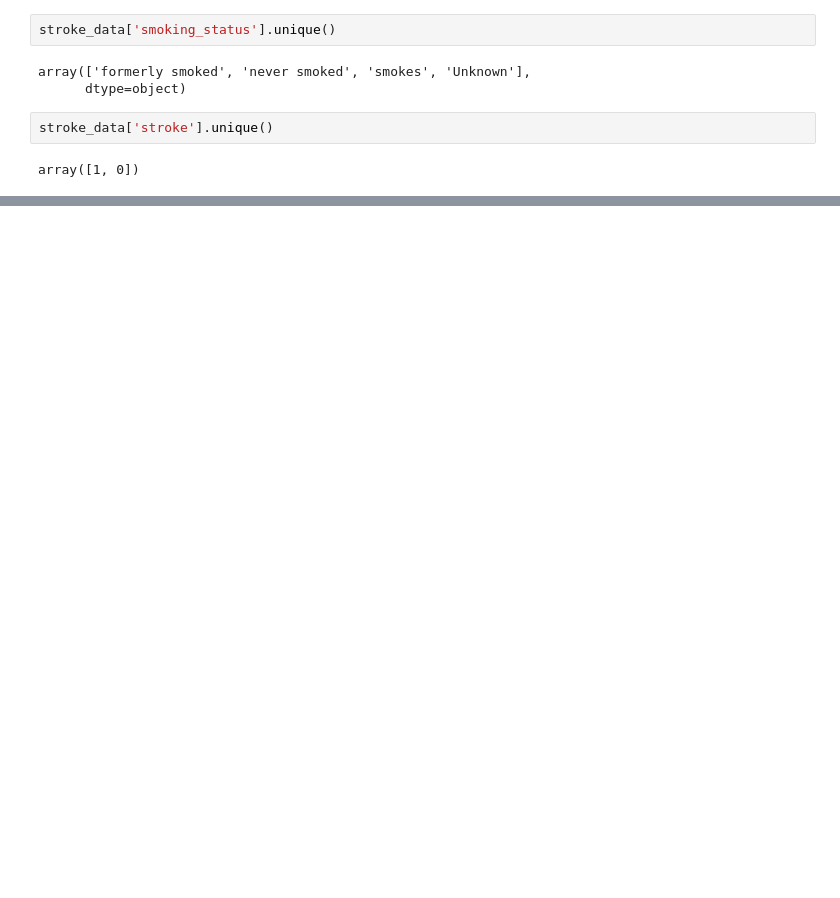
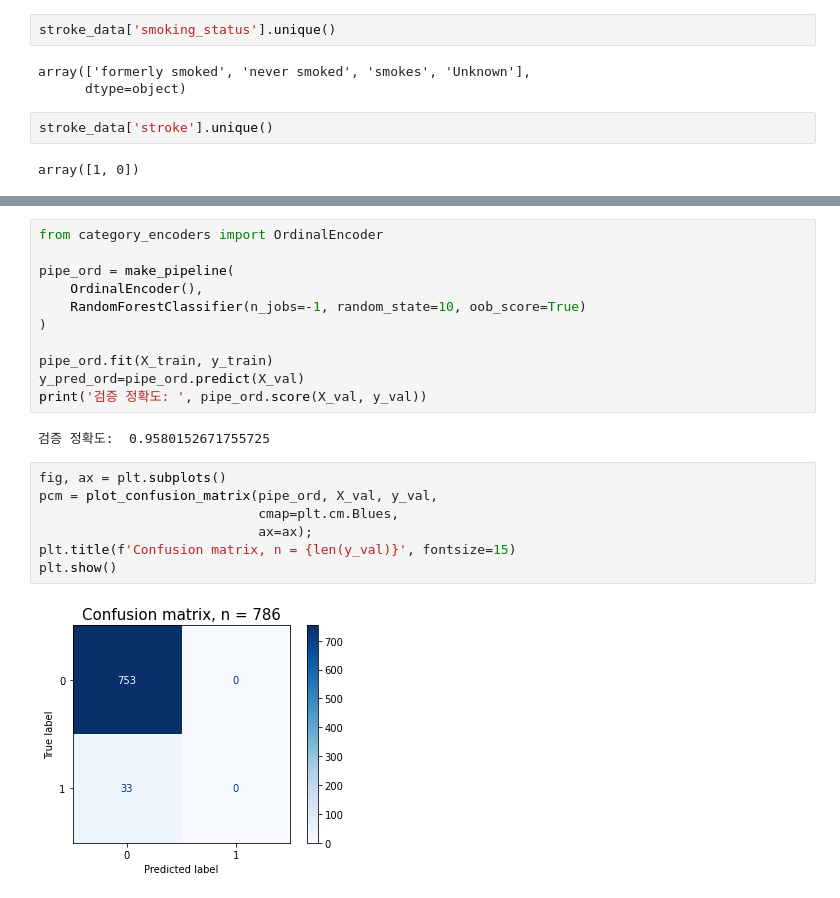
Before and after one commit to sanha-hwang/Stroke-prediction, a Jupyter notebook: Project2_Stroke_Prediction.ipynb, the cells around one changed output, grey strips where cells are left out. Drawn from its saved outputs; the diff is of its cells as text; blank space fills up the shorter version.

```diff
--- a/Project2_Stroke_Prediction.ipynb
+++ b/Project2_Stroke_Prediction.ipynb
@@ -234,0 +370,22 @@ array([1, 0])
+# %%
+from category_encoders import OrdinalEncoder
+
+pipe_ord = make_pipeline(
+    OrdinalEncoder(),
+    RandomForestClassifier(n_jobs=-1, random_state=10, oob_score=True)
+)
+
+pipe_ord.fit(X_train, y_train)
+y_pred_ord=pipe_ord.predict(X_val)
+print('검증 정확도: ', pipe_ord.score(X_val, y_val))
+# %% [output]
+검증 정확도:  0.9580152671755725
+# %%
+fig, ax = plt.subplots()
+pcm = plot_confusion_matrix(pipe_ord, X_val, y_val,
+                            cmap=plt.cm.Blues,
+                            ax=ax);
+plt.title(f'Confusion matrix, n = {len(y_val)}', fontsize=15)
+plt.show()
+# %% [output]
+[figure, added]
```
Also changed, not shown: parts of 23 cells of this notebook.
